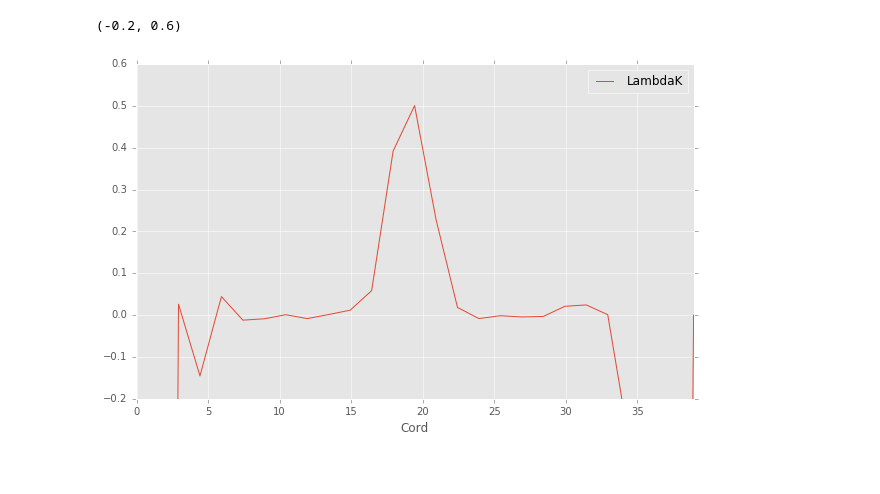
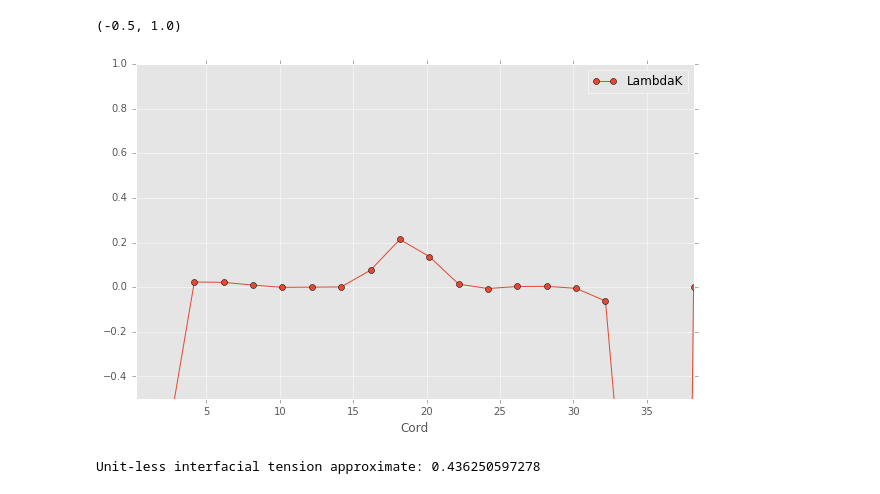
Before and after one commit to mynameisD/InterfaceAnalysis, a Jupyter notebook: Preshear.ipynb, the cells around one changed output. Cells and saved outputs as stored; diff of their text form; code cells hidden in the pictures.

```diff
--- a/Preshear.ipynb
+++ b/Preshear.ipynb
@@ -17,2 +21,5 @@ Populating the interactive namespace from numpy and matplotlib
+# %%
+#Global Constants
+AREA = (20.5-0.5)*(20.341234-0.288675)
 # %%
 #readin histogram data
@@ -37 +45,4 @@ def histo(file):
+# %%
+#file path setting
+folder="/Users/dixu/Desktop/Interfacial_Slip/TOP_BOTTOM/SimulationDesign1/Spherical/s05/50/e09/"
 # %%
@@ -66,0 +76,30 @@ df=df.convert_objects(convert_numeric=True)
+# %%
+def player(file):
+#layered pressure file handler
+    '''
+    readin layered pressure data
+    '''
+    f = open(file)
+    heading=None
+    res=[]
+    count=0;
+    for line in f:
+        if line.startswith("#"):
+            continue
+        wd=line.split()
+        if not heading: #heading not defined
+            heading=map(int,wd)
+        else:
+            count+=1
+            res.append([str(heading[0])]+wd)
+            if count%heading[1]==0:
+                count=0
+                heading=None
+    f.close()
+    return res
+# %%
+pf2=folder+"Player2.txt"
+press=pd.DataFrame(player(pf2),columns=["Step","Layer","Cord","N","Px","Py","Pz"])
+press=press.convert_objects(convert_numeric=True)
+binsize=press.iloc[1,2]-press.iloc[0,2]
+press.head(5)
@@ -67,7 +113,13 @@ df=df.convert_objects(convert_numeric=True)
 # %%
-df[df["Step"] == 10000000] #step selection
-df["LambdaK"]=-2*(df["Pz"]-0.5*(df["Px"]+df["Py"])) #2 is the bin size
-df[df["Step"]==10000000][["Cord","LambdaK"]].plot(x="Cord").set_ylim(-0.2,0.6)
+press["LambdaK"]=-press.N/AREA*(press.Pz-0.5*(press.Px+press.Py))  #2 is the bin size
+pressure=press[press.Step==15000000].loc[:,["Cord","LambdaK"]]
+
+pressure.plot(x="Cord",style="o-").set_ylim(-0.5,1.0)
 # %% [output]
-(-0.2, 0.6)
+(-0.5, 1.0)
-[figure, old version]
+[figure, new version]
+# %%
+tension=pressure[(pressure["Cord"]>10) & (pressure["Cord"]<26)]
+print "Unit-less interfacial tension approximate: "+str(sum)
+# %% [output]
+Unit-less interfacial tension approximate: 0.436250597278
```
Also changed, not shown: parts of 8 cells of this notebook, 2 other files.
